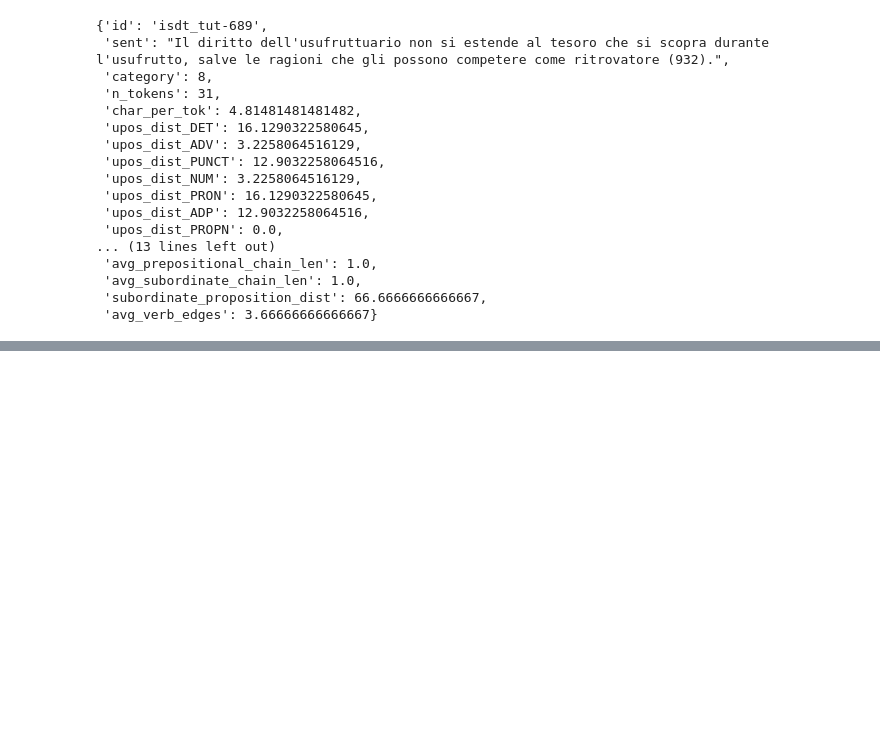
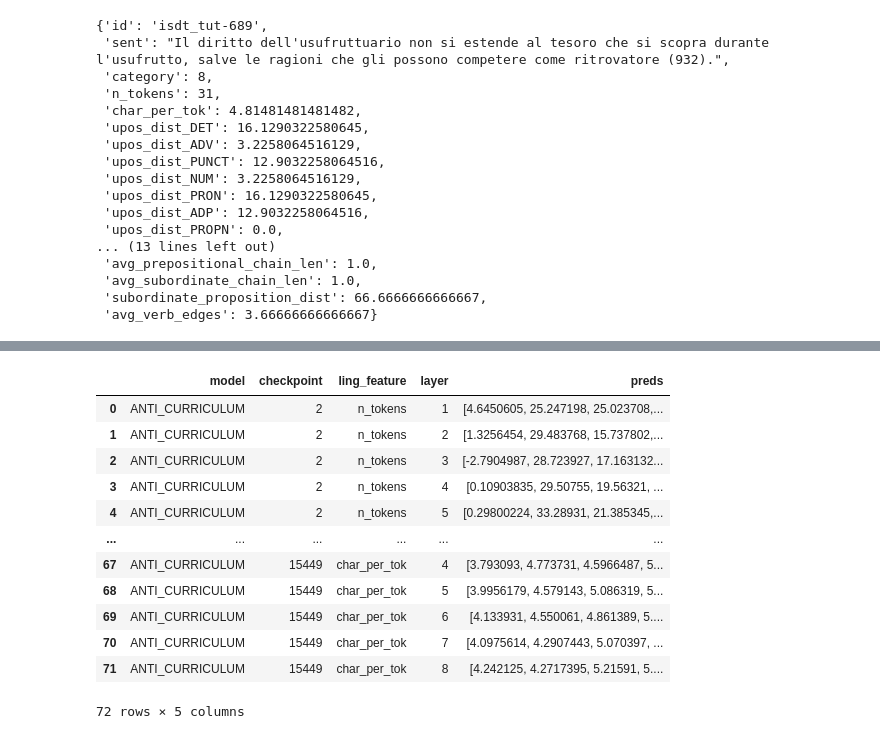
Before and after one commit to alicebergonzini/LM_pretraining, a Jupyter notebook: probing.ipynb, the cells around one changed output, grey strips where cells are left out. Saved outputs shown, nothing was run; the diff lists cells and outputs as text; code cells hidden in the pictures; blank space fills up the shorter version.

Commit message:
Script ready for probing

```diff
--- a/probing.ipynb
+++ b/probing.ipynb
@@ -61,18 +61,24 @@ def get_features_lables(samples, feature, layer):
     X = []
     y = []
     for sample in samples:
-        X = sample[layer]["cls_embedding"]
-        y = sample[feature]
+        emb = sample[layer]["cls_embedding"]
+        label =  sample[feature]
+        X.append(emb)
+        y.append(label)
     return X, y
+
 
 #funzione per addestrare e valutare il modello
 def train_eval(train_set, val_set, feature, layer):
     scaler = MinMaxScaler()
     X_train, y_train = get_features_lables(train_set, feature, layer)
     X_val, y_val = get_features_lables(val_set, feature, layer)
+    X_train = np.array(X_train)
+    X_val = np.array(X_val)
     scaled_X_train = scaler.fit_transform(X_train)
     scaled_X_val = scaler.transform(X_val)
     clf = sklearn.linear_model.Ridge(alpha=1.0)
     clf.fit(scaled_X_train, y_train)
     y_pred = clf.predict(scaled_X_val)
-    return classification_report(y_val, y_pred, output_dict=True)
+    #return compute_metrics(np.array(y_val), y_pred)
+    return y_pred
@@ -82,38 +125,40 @@ samples = feature_extraction(val_dict, final_model_path)
 # %%
 # DEVO ITERARE ANCHE SUI CHECKPOINT CHE USIAMO
-checkpoints = [2, 32, 512, 8192, 0]
+checkpoints = [2, 32, 0]
 ling_features = ["n_tokens", "upos_dist_ADP", "char_per_tok"]
 # %%
 def probing_checkpoints(checkpoints, training_id, train_dict, val_dict, ling_features):
     first_layer = 1
     last_layer = 8
-    results = dict()
+    results = pd.DataFrame()
     for n_step in checkpoints:
         checkpoint_name = f'checkpoint-step{n_step}'
         if n_step == 0:
             model_name = f"C:/Users/bergo/OneDrive - University of Pisa/Tesi Magistrale/models/{training_id}/final_pretrained_model"
+            checkpoint = 15449
             print("Inizio probing per il modello finale")
         else:
+            checkpoint = n_step
             model_name = f"C:/Users/bergo/OneDrive - University of Pisa/Tesi Magistrale/models/{training_id}/checkpoints/{checkpoint_name}"
             print(f"Inizio probing per il checkpoint {n_step}")
-
         print("Estrazione delle feature di training...")
         train_samples = feature_extraction(train_dict, model_name)  #si effettua l'estrazione delle feature per il checkpoint
         print("Estrazione delle features di validation...")
         val_samples = feature_extraction(val_dict, model_name)
         for ling_feature in ling_features:
             print(f'Addestramento del modello sulla feature linguistica: {ling_feature}')
-            layer_results = dict()
-            feature_result = dict()
+            # layer_results = dict()
+            # feature_result = dict()
             for layer in range(first_layer, last_layer+1):
                 print(f"Training for layer {layer}/{last_layer}")
                 layer_result = train_eval(train_samples, val_samples, ling_feature, f'layer_{layer}')   #addestriamo il ridge per ogni layer ottenendo le metriche
-                layer_results[f'layer_{layer}'] = layer_result
-            feature_result[ling_feature] = {"results": layer_results}
-            results[f"checkpoint{n_step}"] = feature_result
+                row = {"model": training_id, "step": checkpoint, "ling_feature": ling_feature, "layer": layer, "preds": layer_result}
+                results = results._append(row, ignore_index = True)            #     layer_results[f'layer_{layer}'] = layer_result
+            # feature_result[ling_feature] = {"results": layer_results}
+            # results[f"checkpoint{n_step}"] = feature_result
     return results
 # %%
-results = probing_checkpoints(checkpoints, "ANTI_CURRICULUM", train_dict, val_dict, ling_features)
+final_results = probing_checkpoints(checkpoints, "ANTI_CURRICULUM", train_dict, val_dict, ling_features)
 # %% [output]
 Inizio probing per il checkpoint 2
 Estrazione delle feature di training...
@@ -131,0 +219,16 @@ with open("C:/Users/bergo/OneDrive - University of Pisa/Tesi Magistrale/models/A
+# %%
+final_results
+# %% [output]
+|  | model | checkpoint | ling_feature | layer | preds |
+| 0 | ANTI_CURRICULUM | 2 | n_tokens | 1 | [4.6450605, 25.247198, 25.023708,... |
+| 1 | ANTI_CURRICULUM | 2 | n_tokens | 2 | [1.3256454, 29.483768, 15.737802,... |
+| 2 | ANTI_CURRICULUM | 2 | n_tokens | 3 | [-2.7904987, 28.723927, 17.163132... |
+| 3 | ANTI_CURRICULUM | 2 | n_tokens | 4 | [0.10903835, 29.50755, 19.56321, ... |
+| 4 | ANTI_CURRICULUM | 2 | n_tokens | 5 | [0.29800224, 33.28931, 21.385345,... |
+| ... | ... | ... | ... | ... | ... |
+| 67 | ANTI_CURRICULUM | 15449 | char_per_tok | 4 | [3.793093, 4.773731, 4.5966487, 5... |
+| 68 | ANTI_CURRICULUM | 15449 | char_per_tok | 5 | [3.9956179, 4.579143, 5.086319, 5... |
+| 69 | ANTI_CURRICULUM | 15449 | char_per_tok | 6 | [4.133931, 4.550061, 4.861389, 5.... |
+| 70 | ANTI_CURRICULUM | 15449 | char_per_tok | 7 | [4.0975614, 4.2907443, 5.070397, ... |
+| 71 | ANTI_CURRICULUM | 15449 | char_per_tok | 8 | [4.242125, 4.2717395, 5.21591, 5.... |
+72 rows × 5 columns
```
Also changed, not shown: parts of 8 cells of this notebook.
